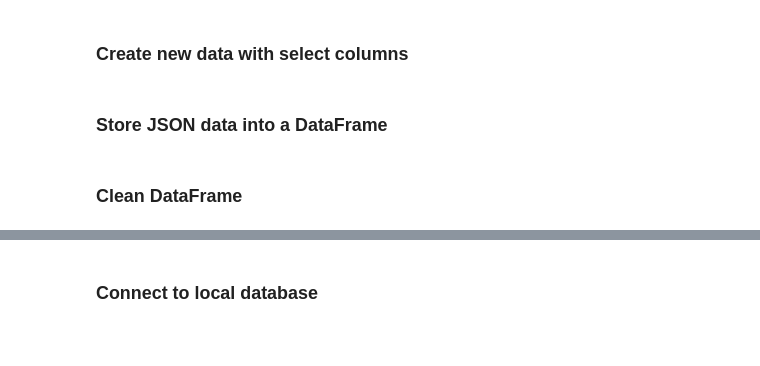
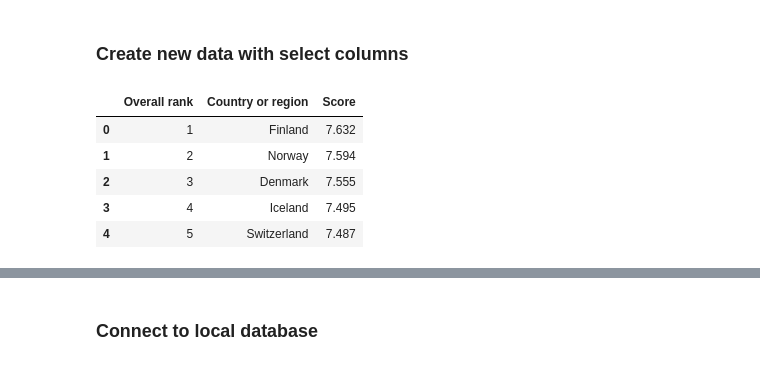
Before and after one commit to Vlvasquez23/ETL-Project, a Jupyter notebook: Data_ETL_World_Happiness.ipynb, the cells around one changed output, grey strips where cells are left out. Drawn from its saved outputs; the diff is of its cells as text; code cells hidden in the pictures; blank space fills up the shorter version.

```diff
--- a/Data_ETL_World_Happiness.ipynb
+++ b/Data_ETL_World_Happiness.ipynb
@@ -33,2 +29,0 @@ new_customer_data_df.head()
-# %% [markdown]
-### Store JSON data into a DataFrame
@@ -39,2 +29,0 @@ customer_location_df.head()
-# %% [markdown]
-### Clean DataFrame
@@ -43,0 +30,10 @@ new_customer_location_df.head()
+# %%
+new_happy_data_2018_df = happy_2018_df[['Overall rank', 'Country or region', 'Score']].copy()
+new_happy_data_2018_df.head()
+# %% [output]
+|  | Overall rank | Country or region | Score |
+| 0 | 1 | Finland | 7.632 |
+| 1 | 2 | Norway | 7.594 |
+| 2 | 3 | Denmark | 7.555 |
+| 3 | 4 | Iceland | 7.495 |
+| 4 | 5 | Switzerland | 7.487 |
```
Also changed, not shown: parts of 10 cells of this notebook.
